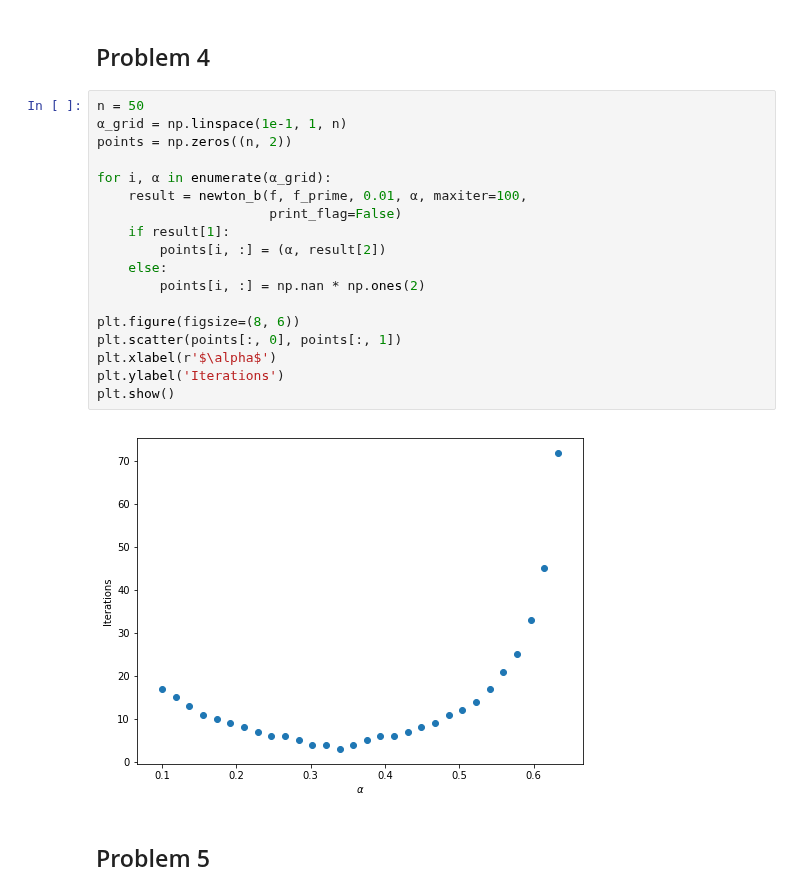
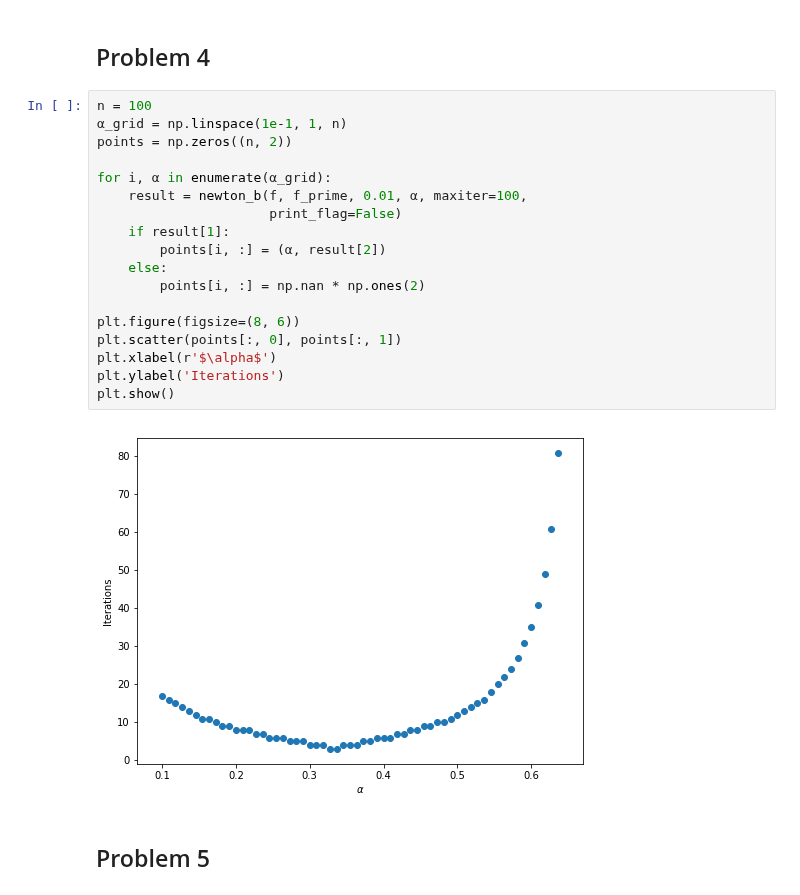
Before and after one commit to natashawatkins/BootCamp2018, a Jupyter notebook: Probsets/Comp/Probset6/newton.ipynb, the cells around one changed output. Drawn from its saved outputs; the diff is of its cells as text.

```diff
--- a/Probsets/Comp/Probset6/newton.ipynb
+++ b/Probsets/Comp/Probset6/newton.ipynb
@@ -97,25 +97,25 @@ Converged in 6 iterations.
 # %% [markdown]
 ## Problem 4
 # %%
-n = 50
+n = 100
 α_grid = np.linspace(1e-1, 1, n)
 points = np.zeros((n, 2))
 
 for i, α in enumerate(α_grid):
     result = newton_b(f, f_prime, 0.01, α, maxiter=100,
                       print_flag=False)
     if result[1]:
         points[i, :] = (α, result[2])
     else:
         points[i, :] = np.nan * np.ones(2)
 
 plt.figure(figsize=(8, 6))
 plt.scatter(points[:, 0], points[:, 1])
 plt.xlabel(r'$\alpha$')
 plt.ylabel('Iterations')
 plt.show()
 # %% [output]
-[figure, old version]
+[figure, new version]
 # %% [markdown]
 ## Problem 5
 # %%
```
Also changed, not shown: parts of 4 cells of this notebook, 2 other files.
